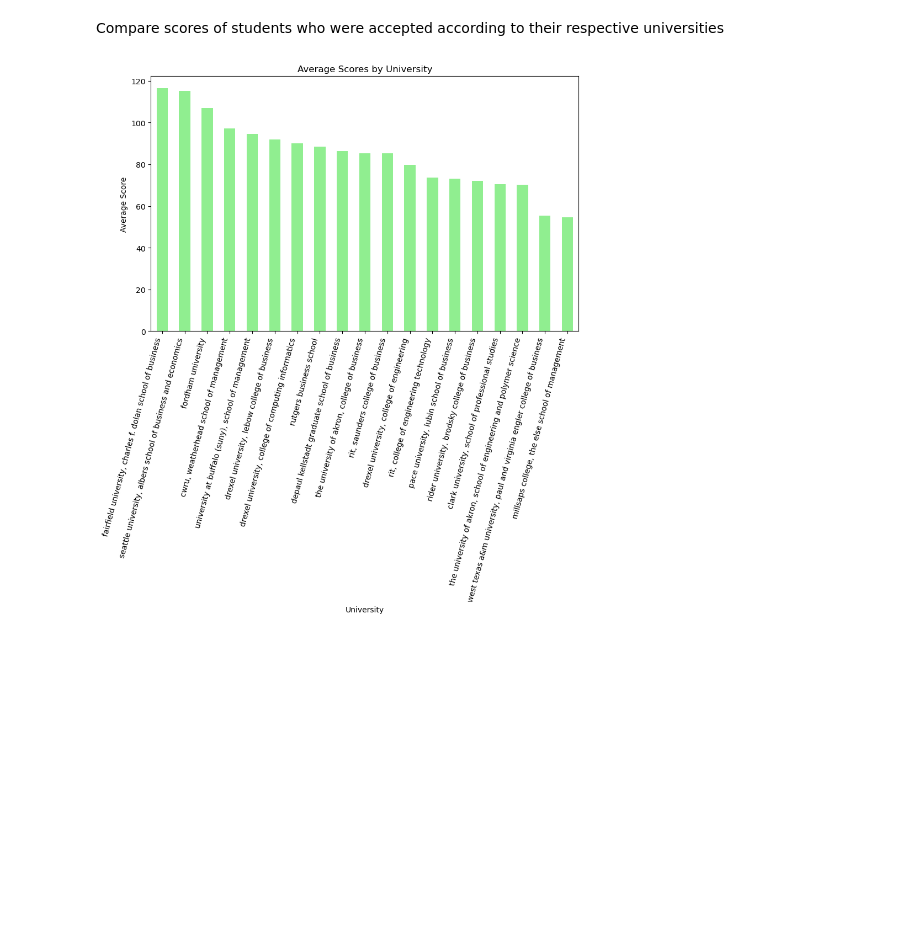
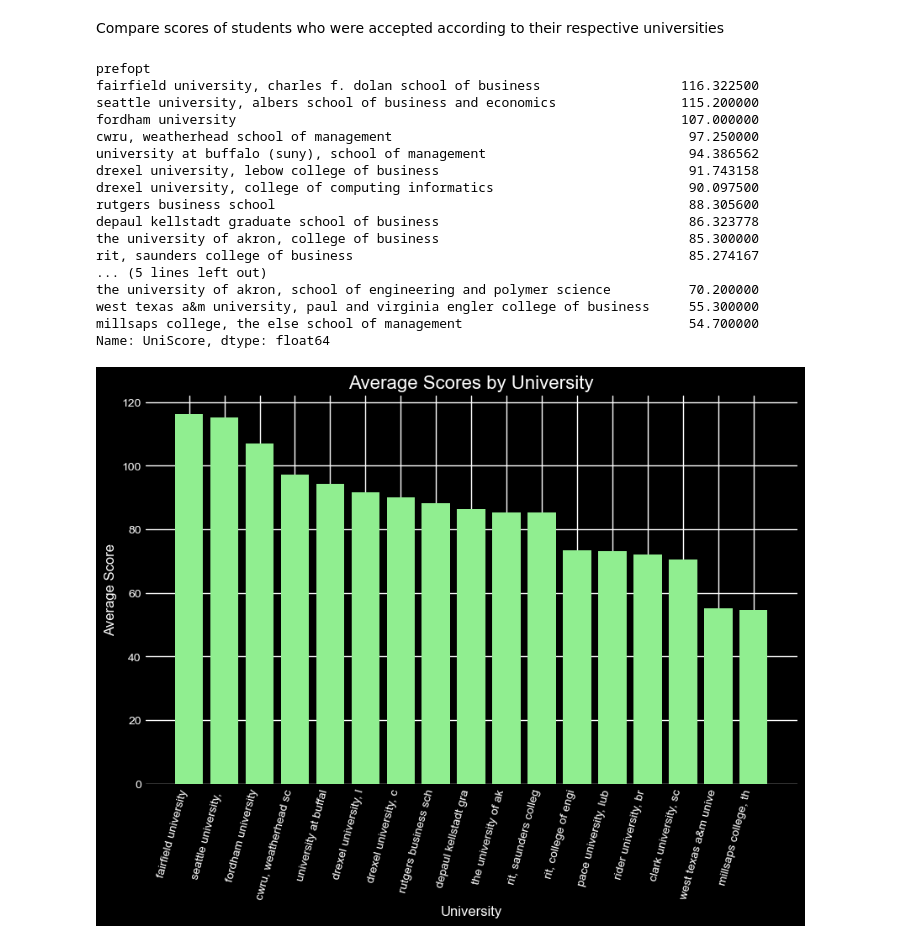
Before and after one commit to edwinEldhose404/USPathwayAnalysis, a Jupyter notebook: eda.ipynb, the cells around one changed output. Drawn from its saved outputs; the diff is of its cells as text; code cells hidden in the pictures; blank space fills up the shorter version.

```diff
--- a/eda.ipynb
+++ b/eda.ipynb
@@ -6,6 +6,7 @@ import matplotlib.pyplot as plt
 df = pd.read_excel('output_file.xlsx',index_col=0)
 # %%
 %matplotlib inline
+plt.style.use('dark_background')
 # %%
 print(df.shape)
 print(df.describe())
@@ -56,6 +57,8 @@ Index(['S. No.', 'Candidate Name', 'Counselor Name',
 # %% [markdown]
 Popularly Chosen Schools
 # %%
+
+plt.style.use('classic')
 
 checkcol = ['U1Choice of School #1', 'U2Choice of School #2', 'U3Choice of School #3']
 
@@ -67,17 +70,19 @@ print("Number of available choices : ",len(uniqueuni),'\n')
 
 uni_val_counts = unis.value_counts()
 
+print(uni_val_counts)
+
 value_to_exclude = 'No Choice'
 filterd_uni_val_counts = uni_val_counts[uni_val_counts.index != value_to_exclude]
 
-plt.figure(figsize=(10, 4))
+plt.figure(figsize=(11, 4))
 
-# truncated_labels = [label[:40] for label in filterd_uni_val_counts.index]
-# plt.bar(truncated_labels, filterd_uni_val_counts)
+truncated_labels = [label[:35] for label in filterd_uni_val_counts.index]
+plt.stem(truncated_labels, filterd_uni_val_counts)
 
-plt.bar(filterd_uni_val_counts.index,filterd_uni_val_counts)
+# plt.bar(filterd_uni_val_counts.index,filterd_uni_val_counts)
 
-plt.xlabel('Schools')
+plt.xlabel('Universities')
 plt.ylabel('Counts')
 plt.title('Counts of School Choices')
 plt.xticks(rotation=75,fontsize = 7,ha='right')
@@ -120,19 +141,43 @@ Average of selected students :  87.59918269230769
 # %% [markdown]
 Compare scores of students who were accepted according to their respective universities
 # %%
+plt.style.use('dark_background')
+
 average_scores = select_stds_df.groupby('prefopt')['UniScore'].mean()
 
 average_scores = average_scores.sort_values(ascending=False)
 
+print(average_scores)
+
+truncated_labels = [label[:20] for label in average_scores.index]
+
 plt.figure(figsize=(10, 6))
-average_scores.plot(kind='bar', color='lightgreen')
+plt.bar(truncated_labels, average_scores, color = 'lightgreen')
+
 plt.xlabel('University')
 plt.ylabel('Average Score')
 plt.title('Average Scores by University')
 plt.xticks(rotation=75, ha='right')
 plt.show()
 # %% [output]
+prefopt
+fairfield university, charles f. dolan school of business                  116.322500
+seattle university, albers school of business and economics                115.200000
+fordham university                                                         107.000000
+cwru, weatherhead school of management                                      97.250000
+university at buffalo (suny), school of management                          94.386562
+drexel university, lebow college of business                                91.743158
+drexel university, college of computing informatics                         90.097500
+rutgers business school                                                     88.305600
+depaul kellstadt graduate school of business                                86.323778
+the university of akron, college of business                                85.300000
+rit, saunders college of business                                           85.274167
+... (5 lines left out)
+the university of akron, school of engineering and polymer science          70.200000
+west texas a&m university, paul and virginia engler college of business     55.300000
+millsaps college, the else school of management                             54.700000
+Name: UniScore, dtype: float64
-[figure, old version]
+[figure, new version]
 # %%
 lowest_scores = df.groupby('prefopt')['UniScore'].min()
 
```
Also changed, not shown: parts of 10 cells of this notebook, 8 other files.
